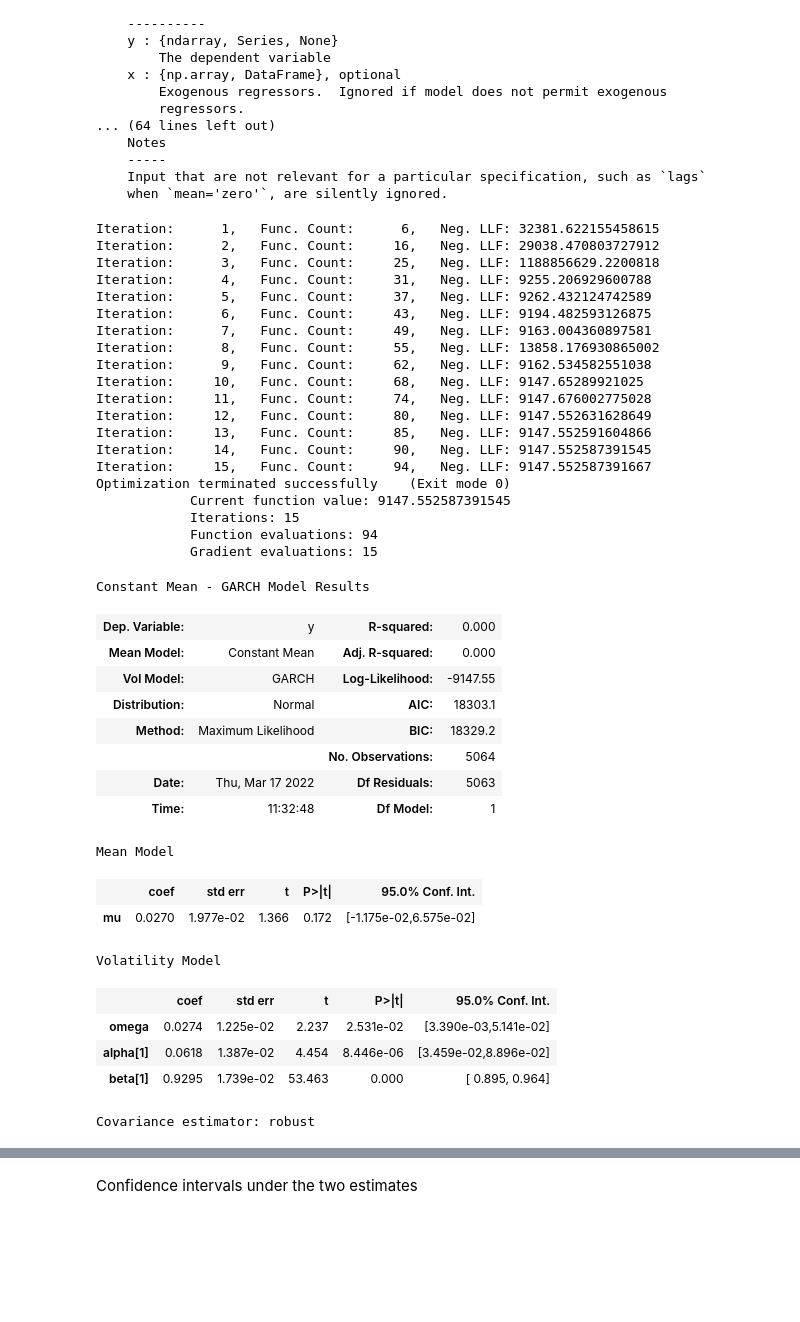
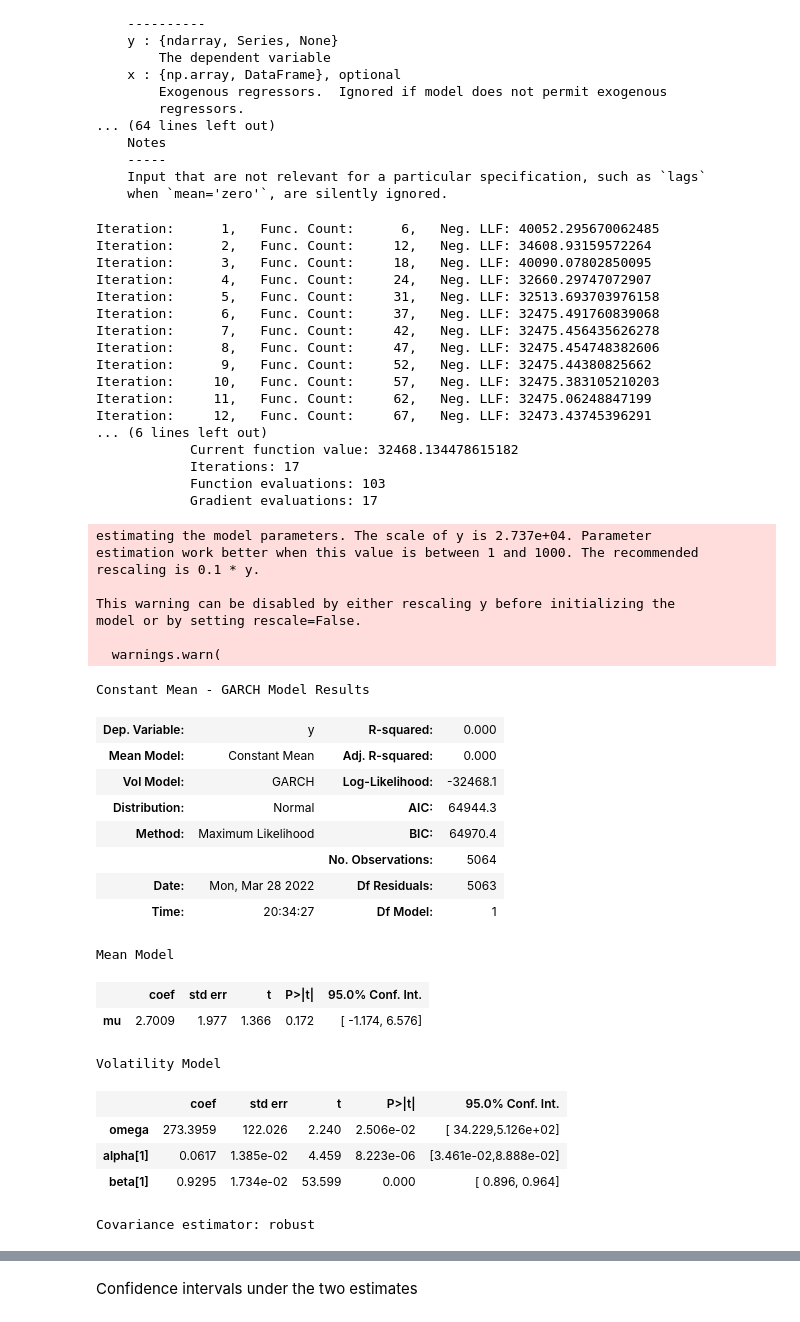
Before and after one commit to McNelis-CMML/FinEconometrics, a Jupyter notebook: Week9_Empirical_Exercise_Python.ipynb, the cells around one changed output, grey strips where cells are left out. Drawn from its saved outputs; the diff is of its cells as text; code cells hidden in the pictures; blank space fills up the shorter version.

```diff
--- a/Week9_Empirical_Exercise_Python.ipynb
+++ b/Week9_Empirical_Exercise_Python.ipynb
@@ -95,45 +95,50 @@ arch_model(y: 'Optional[ArrayLike]', x: 'Optional[ArrayLike]' = None, mean: "Lit
     Input that are not relevant for a particular specification, such as `lags`
     when `mean='zero'`, are silently ignored.
 # %%
-EstMdl = arch_model(returns, vol='Garch', p=1,q=1).fit()
+EstMdl = arch_model(100*returns, vol='Garch', p=1,q=1).fit()
 EstMdl.summary()
 # %% [output]
-Iteration:      1,   Func. Count:      6,   Neg. LLF: 32381.622155458615
-Iteration:      2,   Func. Count:     16,   Neg. LLF: 29038.470803727912
-Iteration:      3,   Func. Count:     25,   Neg. LLF: 1188856629.2200818
-Iteration:      4,   Func. Count:     31,   Neg. LLF: 9255.206929600788
-Iteration:      5,   Func. Count:     37,   Neg. LLF: 9262.432124742589
-Iteration:      6,   Func. Count:     43,   Neg. LLF: 9194.482593126875
-Iteration:      7,   Func. Count:     49,   Neg. LLF: 9163.004360897581
-Iteration:      8,   Func. Count:     55,   Neg. LLF: 13858.176930865002
-Iteration:      9,   Func. Count:     62,   Neg. LLF: 9162.534582551038
-Iteration:     10,   Func. Count:     68,   Neg. LLF: 9147.65289921025
-Iteration:     11,   Func. Count:     74,   Neg. LLF: 9147.676002775028
-Iteration:     12,   Func. Count:     80,   Neg. LLF: 9147.552631628649
-Iteration:     13,   Func. Count:     85,   Neg. LLF: 9147.552591604866
-Iteration:     14,   Func. Count:     90,   Neg. LLF: 9147.552587391545
-Iteration:     15,   Func. Count:     94,   Neg. LLF: 9147.552587391667
-Optimization terminated successfully    (Exit mode 0)
-            Current function value: 9147.552587391545
-            Iterations: 15
-            Function evaluations: 94
-            Gradient evaluations: 15
+Iteration:      1,   Func. Count:      6,   Neg. LLF: 40052.295670062485
+Iteration:      2,   Func. Count:     12,   Neg. LLF: 34608.93159572264
+Iteration:      3,   Func. Count:     18,   Neg. LLF: 40090.07802850095
+Iteration:      4,   Func. Count:     24,   Neg. LLF: 32660.29747072907
+Iteration:      5,   Func. Count:     31,   Neg. LLF: 32513.693703976158
+Iteration:      6,   Func. Count:     37,   Neg. LLF: 32475.491760839068
+Iteration:      7,   Func. Count:     42,   Neg. LLF: 32475.456435626278
+Iteration:      8,   Func. Count:     47,   Neg. LLF: 32475.454748382606
+Iteration:      9,   Func. Count:     52,   Neg. LLF: 32475.44380825662
+Iteration:     10,   Func. Count:     57,   Neg. LLF: 32475.383105210203
+Iteration:     11,   Func. Count:     62,   Neg. LLF: 32475.06248847199
+Iteration:     12,   Func. Count:     67,   Neg. LLF: 32473.43745396291
+... (6 lines left out)
+            Current function value: 32468.134478615182
+            Iterations: 17
+            Function evaluations: 103
+            Gradient evaluations: 17
-Constant Mean - GARCH Model Results
+estimating the model parameters. The scale of y is 2.737e+04. Parameter
+estimation work better when this value is between 1 and 1000. The recommended
+rescaling is 0.1 * y.
+
+This warning can be disabled by either rescaling y before initializing the
+model or by setting rescale=False.
+
+  warnings.warn(
+Constant Mean - GARCH Model Results
 | Dep. Variable: | y | R-squared: | 0.000 |
 | Mean Model: | Constant Mean | Adj. R-squared: | 0.000 |
-| Vol Model: | GARCH | Log-Likelihood: | -9147.55 |
-| Distribution: | Normal | AIC: | 18303.1 |
-| Method: | Maximum Likelihood | BIC: | 18329.2 |
+| Vol Model: | GARCH | Log-Likelihood: | -32468.1 |
+| Distribution: | Normal | AIC: | 64944.3 |
+| Method: | Maximum Likelihood | BIC: | 64970.4 |
 |  |  | No. Observations: | 5064 |
-| Date: | Thu, Mar 17 2022 | Df Residuals: | 5063 |
-| Time: | 11:32:48 | Df Model: | 1 |
+| Date: | Mon, Mar 28 2022 | Df Residuals: | 5063 |
+| Time: | 20:34:27 | Df Model: | 1 |
-Mean Model
+Mean Model
 |  | coef | std err | t | P>|t| | 95.0% Conf. Int. |
-| mu | 0.0270 | 1.977e-02 | 1.366 | 0.172 | [-1.175e-02,6.575e-02] |
+| mu | 2.7009 | 1.977 | 1.366 | 0.172 | [ -1.174, 6.576] |
-Volatility Model
+Volatility Model
 |  | coef | std err | t | P>|t| | 95.0% Conf. Int. |
-| omega | 0.0274 | 1.225e-02 | 2.237 | 2.531e-02 | [3.390e-03,5.141e-02] |
-| alpha[1] | 0.0618 | 1.387e-02 | 4.454 | 8.446e-06 | [3.459e-02,8.896e-02] |
-| beta[1] | 0.9295 | 1.739e-02 | 53.463 | 0.000 | [ 0.895, 0.964] |
+| omega | 273.3959 | 122.026 | 2.240 | 2.506e-02 | [ 34.229,5.126e+02] |
+| alpha[1] | 0.0617 | 1.385e-02 | 4.459 | 8.223e-06 | [3.461e-02,8.888e-02] |
+| beta[1] | 0.9295 | 1.734e-02 | 53.599 | 0.000 | [ 0.896, 0.964] |
-Covariance estimator: robust
+Covariance estimator: robust
 # %%
```
Also changed, not shown: parts of 19 cells of this notebook.
